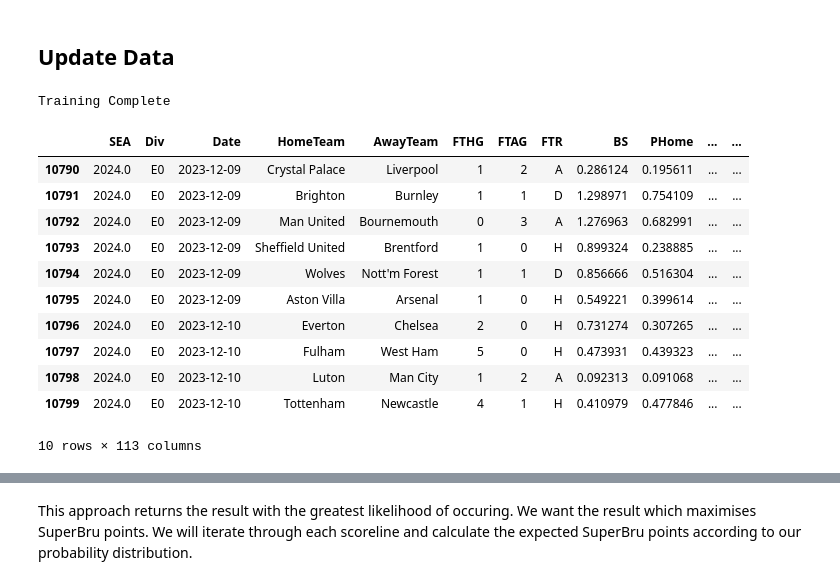
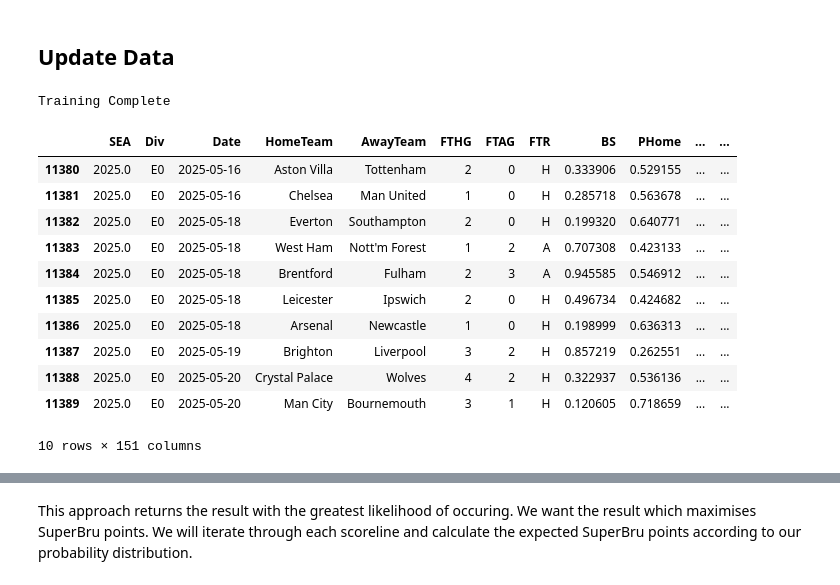
Before and after one commit to DanScreen/football_modelling, a Jupyter notebook: Superbru.ipynb, the cells around one changed output, grey strips where cells are left out. Cells and saved outputs as stored; diff of their text form; code cells hidden in the pictures.

```diff
--- a/Superbru.ipynb
+++ b/Superbru.ipynb
@@ -359,45 +398,51 @@ PL.train_all(league_str='E0', SEA=list(range(1996, 2021)))
 new_data = pd.read_csv("https://www.football-data.co.uk/mmz4281/2021/E0.csv")
 PL.new_season(teams_out=['Bournemouth', 'Norwich', 'Watford'], teams_promoted_in=['Fulham','Leeds', 'West Brom'])
 PL.p_gamma = np.array([101]*20, dtype=float)
 PL.q_gamma = np.array([100]*20, dtype=float)
 PL.gamma_hat = (PL.p_gamma-1)/PL.q_gamma
 PL.train(new_data)
 PL.trained_data.loc[9500:, 'SEA'] = 2021
 # adjust for being back to normal, home team advantage is back, train 2021/2022 season
-PL.p_alpha =PL.p_alpha * 0.99
-PL.p_beta =PL.p_beta * 0.99
-PL.q_alpha =PL.q_alpha * 0.99
-PL.q_beta =PL.q_beta * 0.99
+PL.p_alpha = PL.p_alpha * 0.99
+PL.p_beta = PL.p_beta * 0.99
+PL.q_alpha = PL.q_alpha * 0.99
+PL.q_beta = PL.q_beta * 0.99
 PL.new_season(teams_out=['Fulham', 'Sheffield United', 'West Brom'], teams_promoted_in=['Brentford','Norwich', 'Watford'])
 PL.p_gamma = np.array([141]*20, dtype=float)
 PL.q_gamma = np.array([100]*20, dtype=float)
 PL.gamma_hat = (PL.p_gamma-1)/PL.q_gamma
 new_data = pd.read_csv("https://www.football-data.co.uk/mmz4281/2122/E0.csv")
 PL.train(new_data)
 PL.trained_data.loc[9880:, 'SEA'] = 2022
 # train 2022/2023 season
 PL.new_season(teams_out=['Norwich', 'Watford', 'Burnley'], teams_promoted_in=['Fulham',"Nott'm Forest", 'Bournemouth'])
 new_data = pd.read_csv("https://www.football-data.co.uk/mmz4281/2223/E0.csv")
 PL.train(new_data)
 PL.trained_data.loc[10260:, 'SEA'] = 2023
 PL.trained_data.tail(10)
 # train 2023/2024 season
 PL.new_season(teams_out=['Leicester', 'Southampton', 'Leeds'], teams_promoted_in=['Luton','Burnley', 'Sheffield United'])
 new_data = pd.read_csv("https://www.football-data.co.uk/mmz4281/2324/E0.csv")
 PL.train(new_data)
 PL.trained_data.loc[10640:, 'SEA'] = 2024
 PL.trained_data.tail(10)
+# train 2024/2025
+PL.new_season(teams_out=['Luton', 'Burnley', 'Sheffield United'], teams_promoted_in=['Ipswich','Leicester', 'Southampton'])
+new_data = pd.read_csv("https://www.football-data.co.uk/mmz4281/2425/E0.csv")
+PL.train(new_data)
+PL.trained_data.loc[11020:, 'SEA'] = 2025
+PL.trained_data.tail(10)
 # %% [output]
 Training Complete
 |  | SEA | Div | Date | HomeTeam | AwayTeam | FTHG | FTAG | FTR | BS | PHome | ... | ... |
-| 10790 | 2024.0 | E0 | 2023-12-09 | Crystal Palace | Liverpool | 1 | 2 | A | 0.286124 | 0.195611 | ... | ... |
-| 10791 | 2024.0 | E0 | 2023-12-09 | Brighton | Burnley | 1 | 1 | D | 1.298971 | 0.754109 | ... | ... |
-| 10792 | 2024.0 | E0 | 2023-12-09 | Man United | Bournemouth | 0 | 3 | A | 1.276963 | 0.682991 | ... | ... |
-| 10793 | 2024.0 | E0 | 2023-12-09 | Sheffield United | Brentford | 1 | 0 | H | 0.899324 | 0.238885 | ... | ... |
-| 10794 | 2024.0 | E0 | 2023-12-09 | Wolves | Nott'm Forest | 1 | 1 | D | 0.856666 | 0.516304 | ... | ... |
-| 10795 | 2024.0 | E0 | 2023-12-09 | Aston Villa | Arsenal | 1 | 0 | H | 0.549221 | 0.399614 | ... | ... |
-| 10796 | 2024.0 | E0 | 2023-12-10 | Everton | Chelsea | 2 | 0 | H | 0.731274 | 0.307265 | ... | ... |
-| 10797 | 2024.0 | E0 | 2023-12-10 | Fulham | West Ham | 5 | 0 | H | 0.473931 | 0.439323 | ... | ... |
-| 10798 | 2024.0 | E0 | 2023-12-10 | Luton | Man City | 1 | 2 | A | 0.092313 | 0.091068 | ... | ... |
-| 10799 | 2024.0 | E0 | 2023-12-10 | Tottenham | Newcastle | 4 | 1 | H | 0.410979 | 0.477846 | ... | ... |
+| 11380 | 2025.0 | E0 | 2025-05-16 | Aston Villa | Tottenham | 2 | 0 | H | 0.333906 | 0.529155 | ... | ... |
+| 11381 | 2025.0 | E0 | 2025-05-16 | Chelsea | Man United | 1 | 0 | H | 0.285718 | 0.563678 | ... | ... |
+| 11382 | 2025.0 | E0 | 2025-05-18 | Everton | Southampton | 2 | 0 | H | 0.199320 | 0.640771 | ... | ... |
+| 11383 | 2025.0 | E0 | 2025-05-18 | West Ham | Nott'm Forest | 1 | 2 | A | 0.707308 | 0.423133 | ... | ... |
+| 11384 | 2025.0 | E0 | 2025-05-18 | Brentford | Fulham | 2 | 3 | A | 0.945585 | 0.546912 | ... | ... |
+| 11385 | 2025.0 | E0 | 2025-05-18 | Leicester | Ipswich | 2 | 0 | H | 0.496734 | 0.424682 | ... | ... |
+| 11386 | 2025.0 | E0 | 2025-05-18 | Arsenal | Newcastle | 1 | 0 | H | 0.198999 | 0.636313 | ... | ... |
+| 11387 | 2025.0 | E0 | 2025-05-19 | Brighton | Liverpool | 3 | 2 | H | 0.857219 | 0.262551 | ... | ... |
+| 11388 | 2025.0 | E0 | 2025-05-20 | Crystal Palace | Wolves | 4 | 2 | H | 0.322937 | 0.536136 | ... | ... |
+| 11389 | 2025.0 | E0 | 2025-05-20 | Man City | Bournemouth | 3 | 1 | H | 0.120605 | 0.718659 | ... | ... |
-10 rows × 113 columns
+10 rows × 151 columns
```
Also changed, not shown: parts of 14 cells of this notebook, 7 other files.
